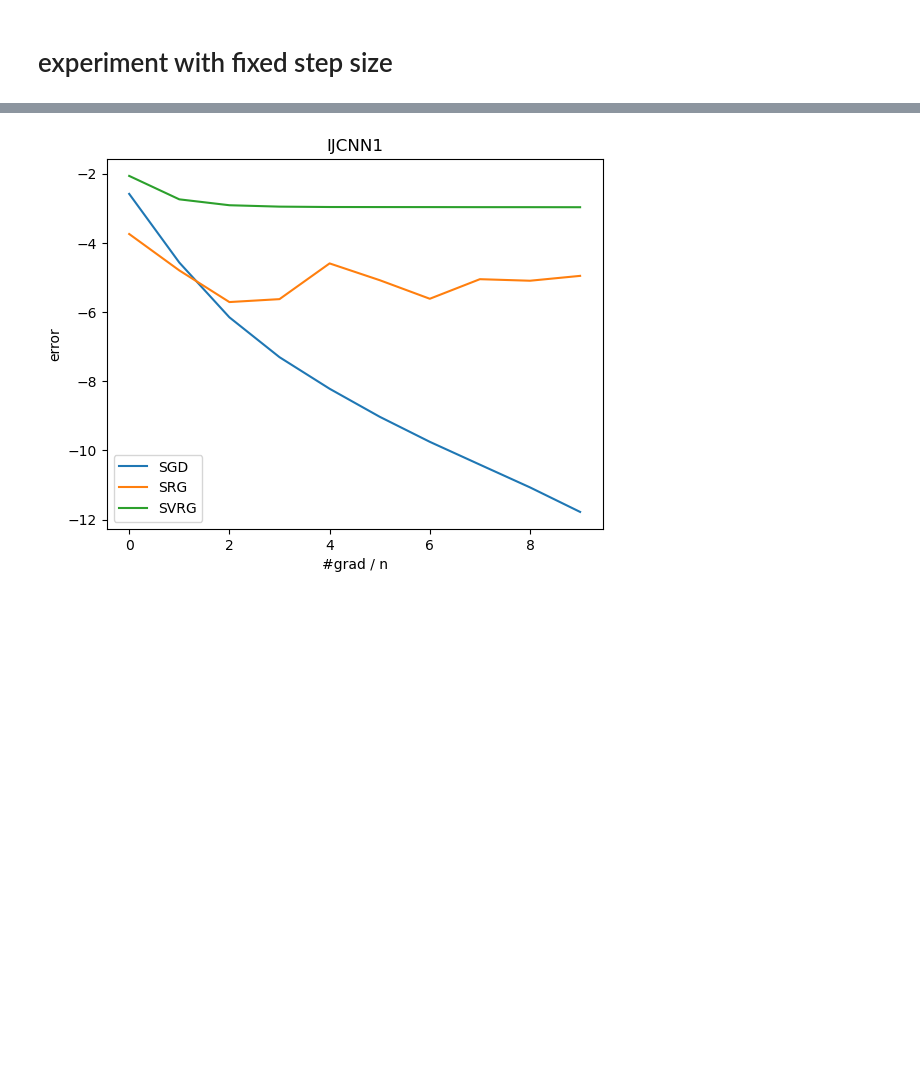
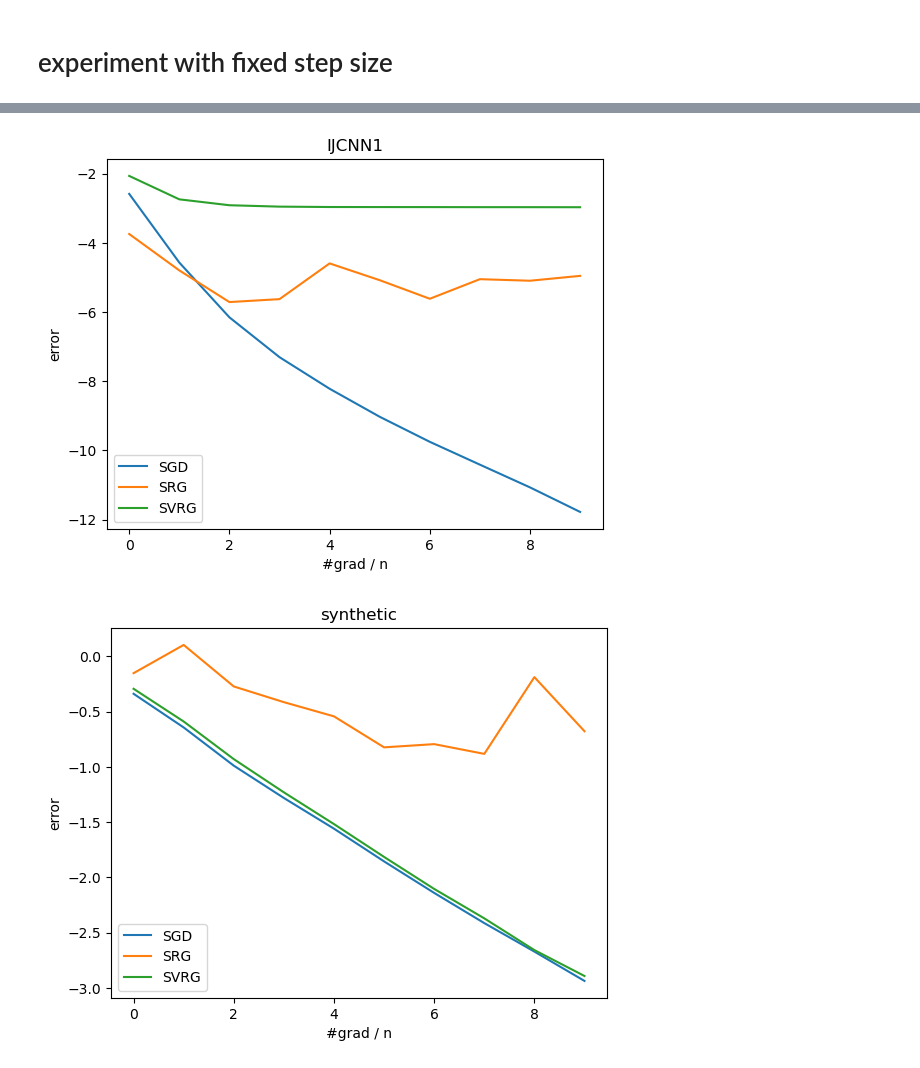
Before and after one commit to mmi366127/SRG, a Jupyter notebook: draw.ipynb, the cells around one changed output, grey strips where cells are left out. Drawn from its saved outputs; the diff is of its cells as text; code cells hidden in the pictures; blank space fills up the shorter version.

```diff
--- a/draw.ipynb
+++ b/draw.ipynb
@@ -101,36 +101,37 @@ to_draw = {
         'SVRG': 'outputs/20221230-022647_SVRG/train_stats.npz'
     },
     'synthetic': {
-        'SGD': 'outputs/20221230-214045_SGD/train_stats.npz',
-        'SRG': '',
-        'SVRG': ''
+        'SGD': 'outputs/20221230-223702_SGD/train_stats.npz',
+        'SRG': 'outputs/20221230-223935_SRG/train_stats.npz',
+        'SVRG': 'outputs/20221230-223607_SVRG/train_stats.npz'
     }
 }
 
 for title, dict_ in to_draw.items():
     legends = []
     for algo, filename in dict_.items():
         npObject = np.load(filename)
         legends.append(algo)
         y = npObject['para_weights']
         y = y.reshape(-1, y.shape[-1])
         y = np.linalg.norm(y - weights[title], axis = -1)
         y =  (y / np.linalg.norm(weights[title]))**2
         y = np.log(y)
         x = np.arange(y.shape[0])
         plt.plot(x[:10], y[:10])
         # plt.plot(x, y)
 
     plt.legend(legends)
     plt.ylabel('error')
     plt.xlabel('#grad / n')
     plt.title(title)
     plt.show()
 # %% [output]
 [figure]
 [figure]
 [figure]
 [figure]
+[figure, added]
 # %%
 import matplotlib.pyplot as plt
 import numpy as np
```
Also changed, not shown: parts of 1 cell of this notebook, 8 other files.
